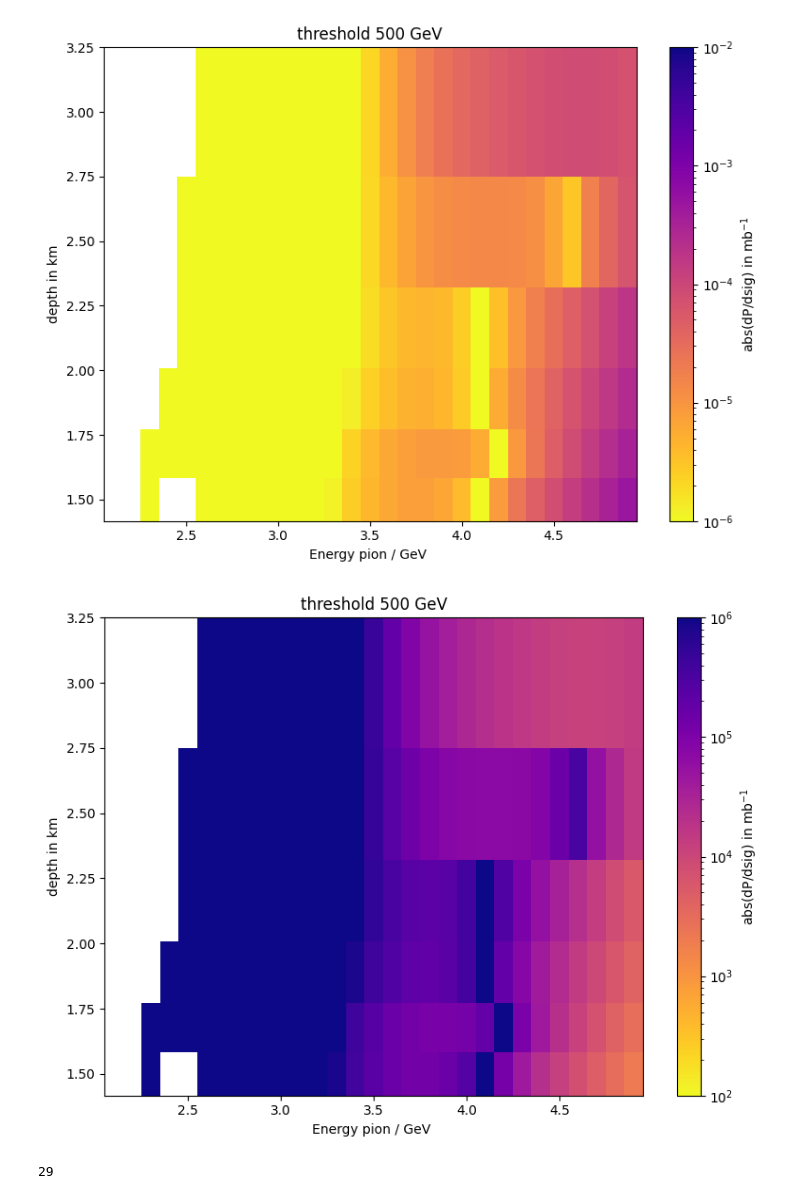
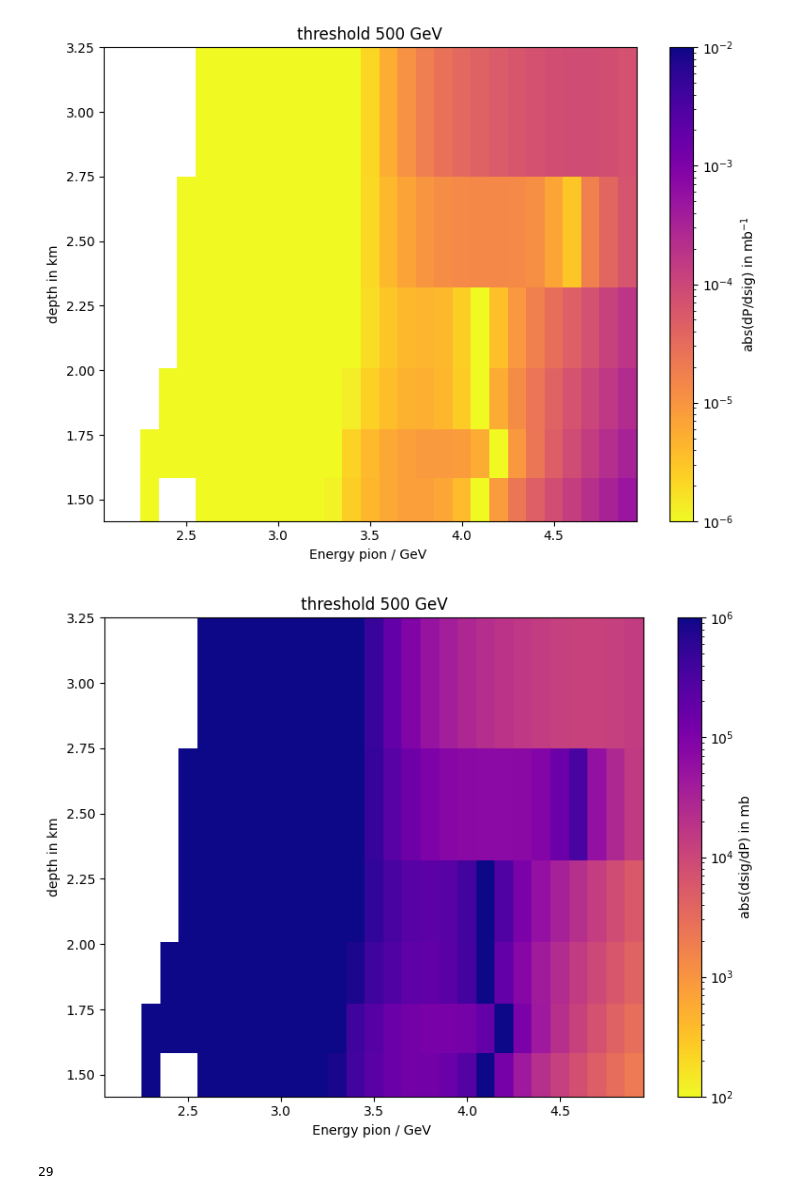
Before and after one commit to karohymon/cs-analysis, a Jupyter notebook: IceCube_diffuse_underground_bundles/slope_param_protoncs.ipynb, the cells around one changed output. Saved outputs shown, nothing was run; the diff lists cells and outputs as text; code cells hidden in the pictures.

Commit message:
fix label

```diff
--- a/IceCube_diffuse_underground_bundles/slope_param_protoncs.ipynb
+++ b/IceCube_diffuse_underground_bundles/slope_param_protoncs.ipynb
@@ -417,35 +417,35 @@ z_max = 1e6
 
 
 # Calculate the first and last bin edges slant depth
 depth_edges = np.zeros(len(sl) + 1)
 depth_edges[0] = sl[0] - (sl[1] - sl[0]) / 2
 depth_edges[-1] = sl[-1] + (sl[-1] - sl[-2]) / 2
 
 e0_edges = e0_values + [4.95]
 
 # Calculate edges for the interior bins
 for i in range(1, len(sl)):
     depth_edges[i] = (sl[i-1] + sl[i]) / 2
 
 plt.figure(figsize=(8, 6))
 plt.pcolormesh(e0_edges,depth_edges, z, cmap='plasma_r',
                norm=LogNorm(vmin=z_min, vmax=z_max), shading='auto')
 
 # Add color bar with logarithmic scale and set the min/max values
-cbar = plt.colorbar(label="abs(dP/dsig) in mb$^{-1}$", norm=LogNorm(vmin=z_min, vmax=z_max))
+cbar = plt.colorbar(label="abs(dsig/dP) in mb", norm=LogNorm(vmin=z_min, vmax=z_max))
 
 # Set labels
 plt.xlabel('Energy pion / GeV ')
 plt.ylabel('depth in km')
 plt.title('threshold 500 GeV')
 
 
 # Display the plot
 plt.tight_layout()
 plt.savefig(plot_dir + 'slope_param_cs_proton_2D_ddsigdP_d_energy_ebintest_threshold500gev.png')
 plt.show()
 # %% [output]
-[figure, old version]
+[figure, new version]
 # %%
 len(e0_values)
 # %% [output]
```
Also changed, not shown: 2 other files.
